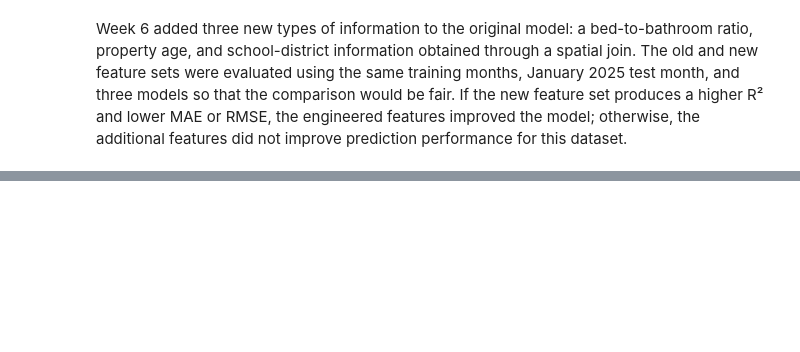
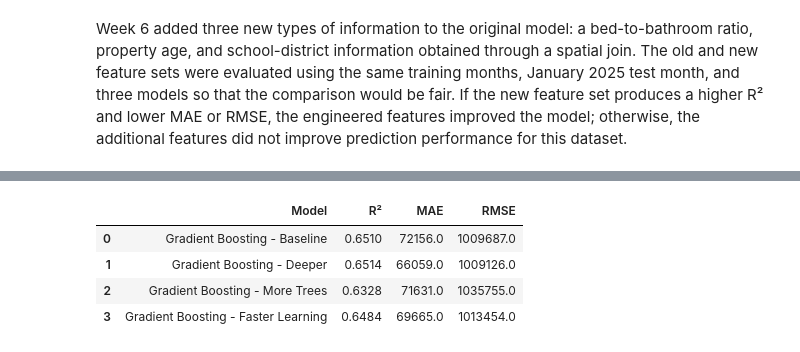
Before and after one commit to alexphan1128/IDX-Exchange-Data-Science, a Jupyter notebook: notebooks/05_advanced_models.ipynb, the cells around one changed output, grey strips where cells are left out. Saved outputs shown, nothing was run; the diff lists cells and outputs as text; code cells hidden in the pictures; blank space fills up the shorter version.

Commit message:
Complete Week 7 advanced models

```diff
--- a/notebooks/05_advanced_models.ipynb
+++ b/notebooks/05_advanced_models.ipynb
@@ -687,0 +922,47 @@ Week 6 added three new types of information to the original model: a bed-to-bath
+# %%
+results = []
+
+X_train = train[new_features]
+y_train = train["ClosePrice"]
+
+X_test = test[new_features]
+y_test = test["ClosePrice"]
+
+for model_name, model in models.items():
+
+    preprocessor = create_preprocessor(
+        new_numeric_features,
+        new_categorical_features
+    )
+
+    pipeline = Pipeline([
+        ("preprocessor", preprocessor),
+        ("model", model)
+    ])
+
+    pipeline.fit(X_train, y_train)
+
+    predictions = pipeline.predict(X_test)
+
+    results.append({
+        "Model": model_name,
+        "R²": r2_score(y_test, predictions),
+        "MAE": mean_absolute_error(y_test, predictions),
+        "RMSE": np.sqrt(
+            mean_squared_error(y_test, predictions)
+        )
+    })
+
+results_table = pd.DataFrame(results)
+
+results_table["R²"] = results_table["R²"].round(4)
+results_table["MAE"] = results_table["MAE"].round(0)
+results_table["RMSE"] = results_table["RMSE"].round(0)
+
+results_table
+# %% [output]
+|  | Model | R² | MAE | RMSE |
+| 0 | Gradient Boosting - Baseline | 0.6510 | 72156.0 | 1009687.0 |
+| 1 | Gradient Boosting - Deeper | 0.6514 | 66059.0 | 1009126.0 |
+| 2 | Gradient Boosting - More Trees | 0.6328 | 71631.0 | 1035755.0 |
+| 3 | Gradient Boosting - Faster Learning | 0.6484 | 69665.0 | 1013454.0 |
```
Also changed, not shown: parts of 19 cells of this notebook.
